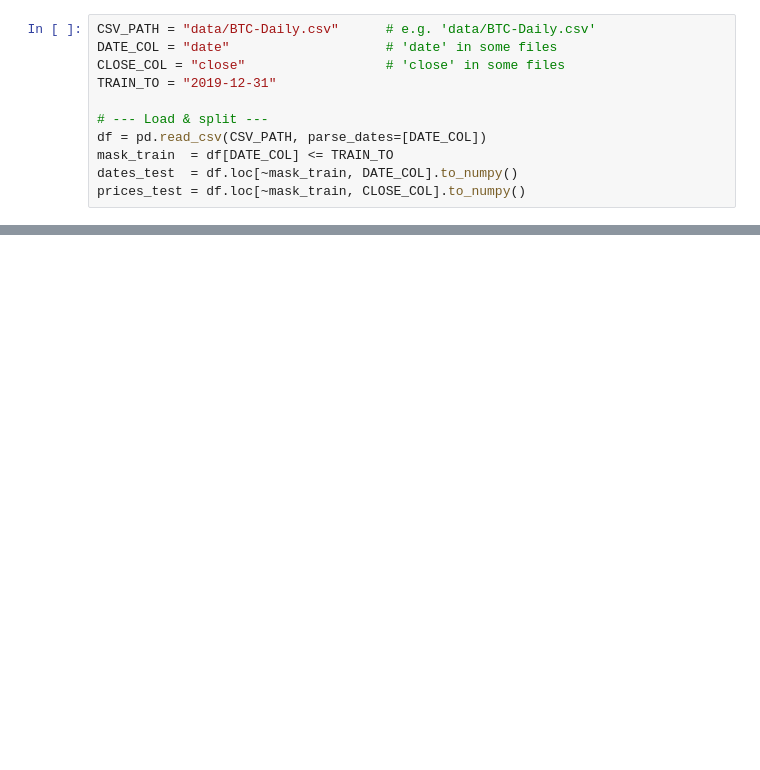
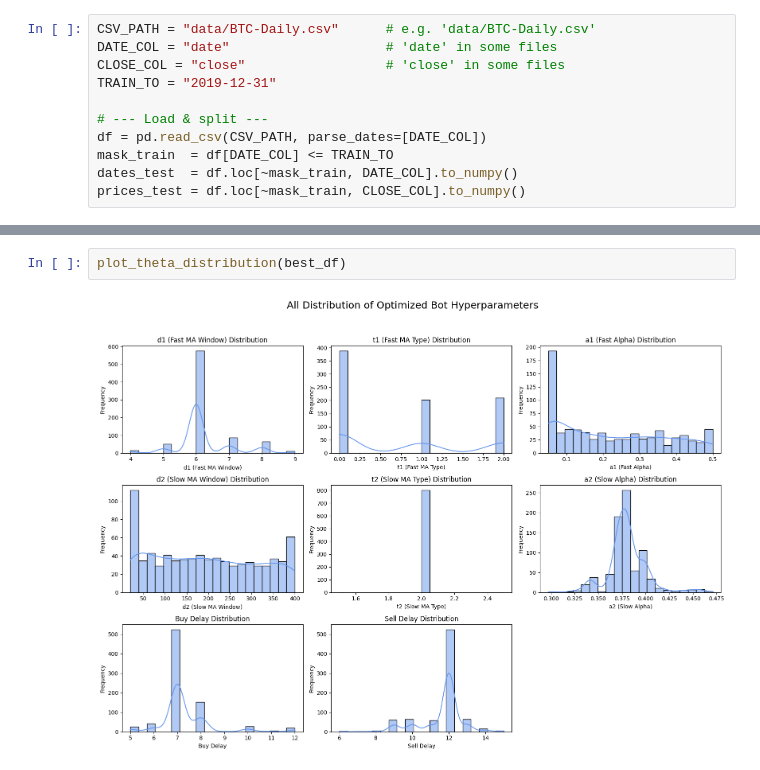
Before and after one commit to Tarnage/crypto_optimiser, a Jupyter notebook: foward_test.ipynb, the cells around one changed output, grey strips where cells are left out. Drawn from its saved outputs; the diff is of its cells as text; blank space fills up the shorter version.

```diff
--- a/foward_test.ipynb
+++ b/foward_test.ipynb
@@ -219,0 +428,4 @@ compare_shifted_signals(prices, shift_vals=[0, 2, 4])
+# %%
+plot_theta_distribution(best_df)
+# %% [output]
+[figure, added]
```
Also changed, not shown: parts of 37 cells of this notebook, 2 other files.
